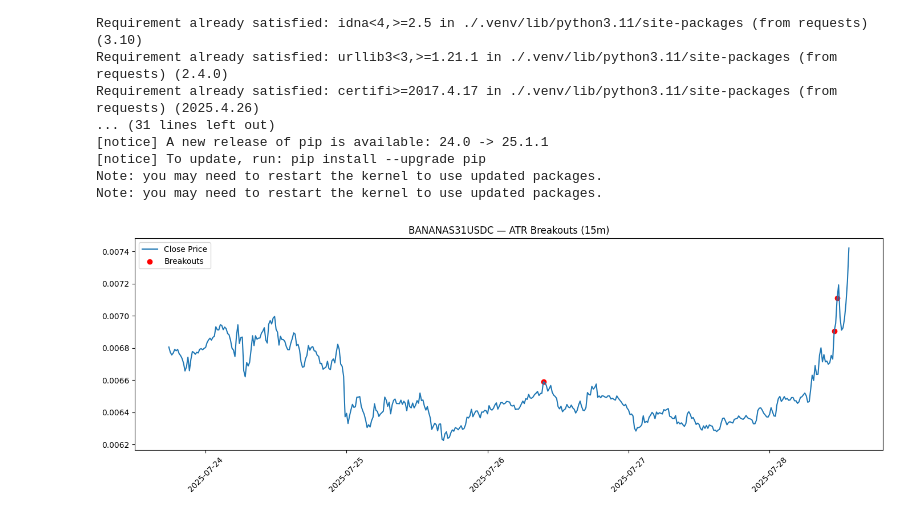
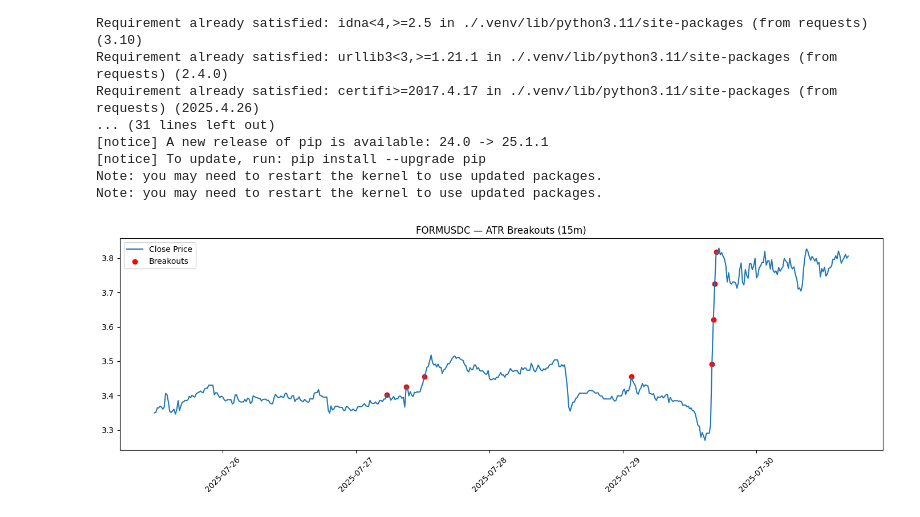
Before and after one commit to carkod/binbot-notebooks, a Jupyter notebook: atr_breakout.ipynb, the cells around one changed output. Drawn from its saved outputs; the diff is of its cells as text; code cells hidden in the pictures.

```diff
--- a/atr_breakout.ipynb
+++ b/atr_breakout.ipynb
@@ -24,18 +24,21 @@ import requests
 import matplotlib.pyplot as plt
 from datetime import datetime, timezone, timedelta
 
+
 # Convert datetime to milliseconds since epoch
 def to_ms(dt):
     return int(dt.timestamp() * 1000)
 
+
 # Parameters
-symbol = "BANANAS31USDC"
+symbol = "FORMUSDC"
 interval = "15m"
 end_time = datetime.now(tz=timezone.utc)
-start_time = end_time - timedelta(minutes=15*500)
+start_time = end_time - timedelta(minutes=15 * 500)
 start_time = to_ms(start_time)
-# end_time = to_ms(end_time)
-end_time = 1753710200000
+end_time = to_ms(end_time)
+# end_time = 1753710200000
+
 
 # Fetch data in chunks (max 1500 candles per request)
 def fetch_binance_klines(symbol, interval, start_ms, end_ms):
@@ -47,7 +50,7 @@ def fetch_binance_klines(symbol, interval, start_ms, end_ms):
             "interval": interval,
             "startTime": start_ms,
             "endTime": end_ms,
-            "limit": 1000
+            "limit": 1000,
         }
         resp = requests.get(url, params=params)
         data = resp.json()
@@ -56,45 +59,74 @@ def fetch_binance_klines(symbol, interval, start_ms, end_ms):
         all_data.extend(data)
         last_close = data[-1][0]
         start_ms = last_close + 1  # Prevent duplication
     return all_data
 
+
 # Fetch and format data
 raw_data = fetch_binance_klines(symbol, interval, start_time, end_time)
-df = pd.DataFrame(raw_data, columns=[
-    "open_time", "open", "high", "low", "close", "volume",
-    "close_time", "quote_asset_volume", "num_trades",
-    "taker_buy_base_vol", "taker_buy_quote_vol", "ignore"
-])
+df = pd.DataFrame(
+    raw_data,
+    columns=[
+        "open_time",
+        "open",
+        "high",
+        "low",
+        "close",
+        "volume",
+        "close_time",
+        "quote_asset_volume",
+        "num_trades",
+        "taker_buy_base_vol",
+        "taker_buy_quote_vol",
+        "ignore",
+    ],
+)
 df["open_time"] = pd.to_datetime(df["open_time"], unit="ms")
 df.set_index("open_time", inplace=True)
-df[["open", "high", "low", "close", "volume"]] = df[["open", "high", "low", "close", "volume"]].astype(float)
+df[["open", "high", "low", "close", "volume"]] = df[
+    ["open", "high", "low", "close", "volume"]
+].astype(float)
 
 # ATR breakout logic
-tr = pd.concat([
-    df["high"] - df["low"],
-    (df["high"] - df["close"].shift()).abs(),
-    (df["low"] - df["close"].shift()).abs()
-], axis=1).max(axis=1)
+tr = pd.concat(
+    [
+        df["high"] - df["low"],
+        (df["high"] - df["close"].shift()).abs(),
+        (df["low"] - df["close"].shift()).abs(),
+    ],
+    axis=1,
+).max(axis=1)
 
 # Amplitude calculation (high - low)
 df["amplitude"] = df["high"] - df["low"]
 
 df["ATR"] = tr.rolling(window=30, min_periods=20).mean()
 df["rolling_high"] = df["high"].rolling(window=30).max().shift(1)
 df["breakout_strength"] = (df["close"] - df["rolling_high"]) / df["ATR"]
-df["ATR_breakout"] = (df["close"] > (df["rolling_high"] + 1.1 * df["ATR"])) & (df["breakout_strength"] > 0.05)
+df["ATR_breakout"] = (df["close"] > (df["rolling_high"] + 1.1 * df["ATR"])) & (
+    df["breakout_strength"] > 0.05
+)
 
 # Plot close and breakouts
 plt.figure(figsize=(14, 5))
 plt.plot(df.index, df["close"], label="Close Price")
-plt.scatter(df[df["ATR_breakout"]].index, df[df["ATR_breakout"]]["close"], color='red', label="Breakouts")
+plt.scatter(
+    df[df["ATR_breakout"]].index,
+    df[df["ATR_breakout"]]["close"],
+    color="red",
+    label="Breakouts",
+)
 plt.title(f"{symbol} — ATR Breakouts (15m)")
 plt.legend()
 plt.xticks(rotation=45)
 plt.tight_layout()
 plt.show()
 
 # Show breakout rows
-print(df[df["ATR_breakout"]][["close", "ATR", "rolling_high", "breakout_strength", "amplitude"]].tail(10))
+print(
+    df[df["ATR_breakout"]][
+        ["close", "ATR", "rolling_high", "breakout_strength", "amplitude"]
+    ].tail(10)
+)
 # %% [output]
-[figure, old version]
+[figure, new version]
```
Also changed, not shown: parts of 1 cell of this notebook, 3 other files.
